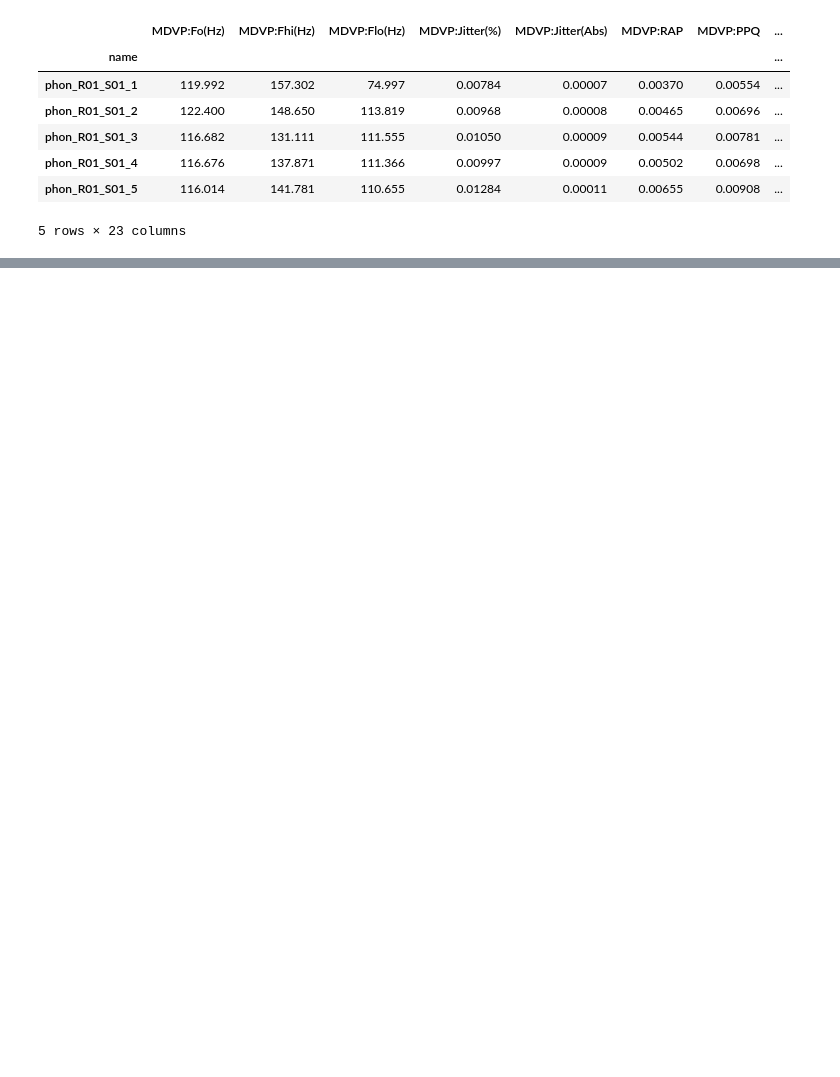
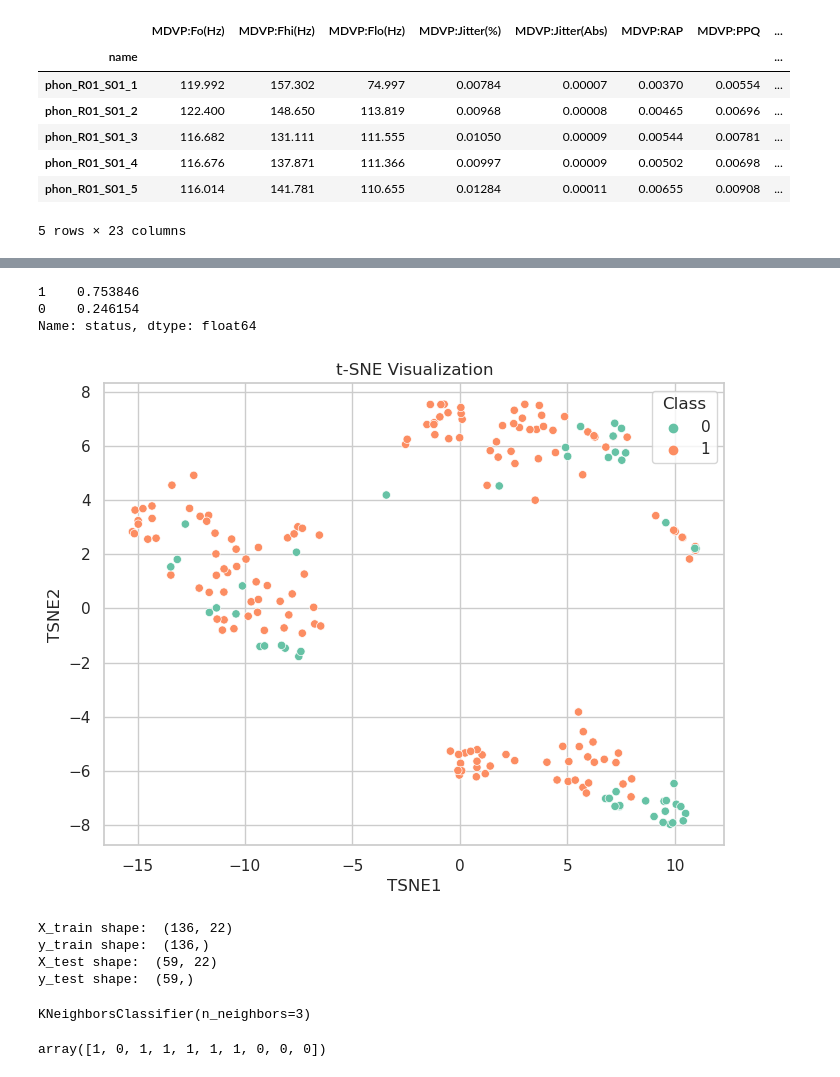
Before and after one commit to HN026/SmartIndiaHackathon, a Jupyter notebook: ParkinsonsDisease/VoiceAnalyser/Parkinson's Detection using Audio.ipynb, the cells around one changed output, grey strips where cells are left out. Cells and saved outputs as stored; diff of their text form; code cells hidden in the pictures; blank space fills up the shorter version.

```diff
--- a/ParkinsonsDisease/VoiceAnalyser/Parkinson's Detection using Audio.ipynb
+++ b/ParkinsonsDisease/VoiceAnalyser/Parkinson's Detection using Audio.ipynb
@@ -54,0 +77,3 @@ data.head()
+# %%
+X = data.drop('status', axis=1)
+X.head()
@@ -54,0 +89,3 @@ data.head()
+# %%
+y = data['status']
+y.head()
@@ -54,0 +100,35 @@ data.head()
+# %%
+y.value_counts(normalize=True)
+# %% [output]
+1    0.753846
+0    0.246154
+Name: status, dtype: float64
+# %%
+#T-SNE
+import seaborn as sns
+from sklearn.manifold import TSNE
+
+tsne = TSNE(n_components=2,random_state=42)
+X_tsne = tsne.fit_transform(X)
+
+tsne_df = pd.DataFrame(data=X_tsne, columns=['TSNE1', 'TSNE2'])
+tsne_df['Class'] = y.values
+
+plt.figure(figsize=(8,6))
+sns.scatterplot(data=tsne_df, x = 'TSNE1', y='TSNE2', hue='Class', palette='Set2')
+plt.title('t-SNE Visualization')
+plt.show()
+# %% [output]
+[figure, added]
+# %%
+X_train, X_test, y_train, y_test = train_test_split(X,y, test_size=0.3, random_state=11)
+
+print("X_train shape: ", X_train.shape)
+print("y_train shape: ", y_train.shape)
+print("X_test shape: ", X_test.shape)
+print("y_test shape: ", y_test.shape)
+# %% [output]
+X_train shape:  (136, 22)
+y_train shape:  (136,)
+X_test shape:  (59, 22)
+y_test shape:  (59,)
@@ -54,0 +138,9 @@ data.head()
+# %%
+knn.fit(X_train, y_train)
+# %% [output]
+KNeighborsClassifier(n_neighbors=3)
+# %%
+y_pred = knn.predict(X_test)
+y_pred[0:10]
+# %% [output]
+array([1, 0, 1, 1, 1, 1, 1, 0, 0, 0])
```
Also changed, not shown: parts of 42 cells of this notebook.
